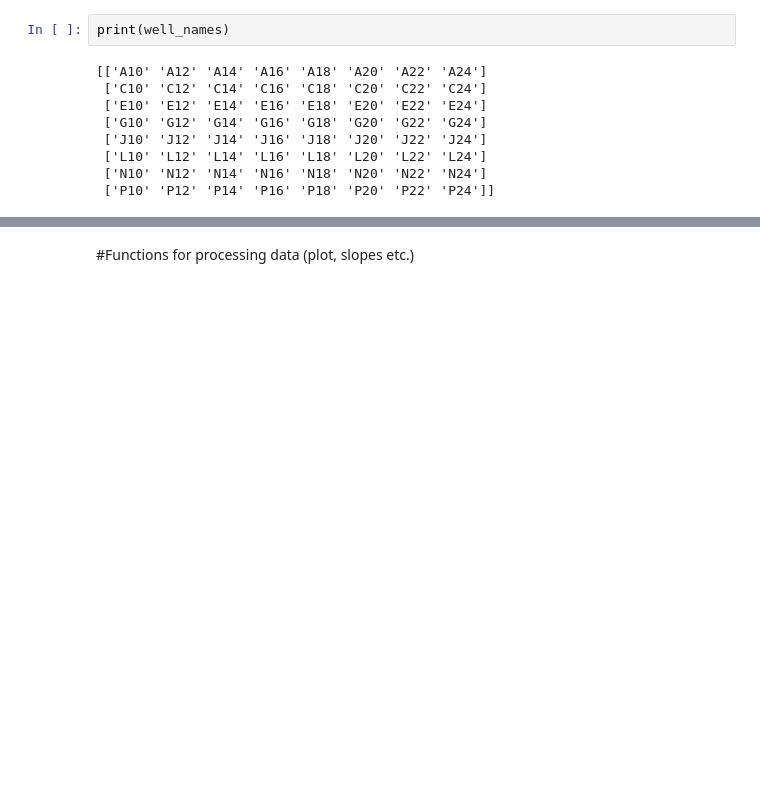
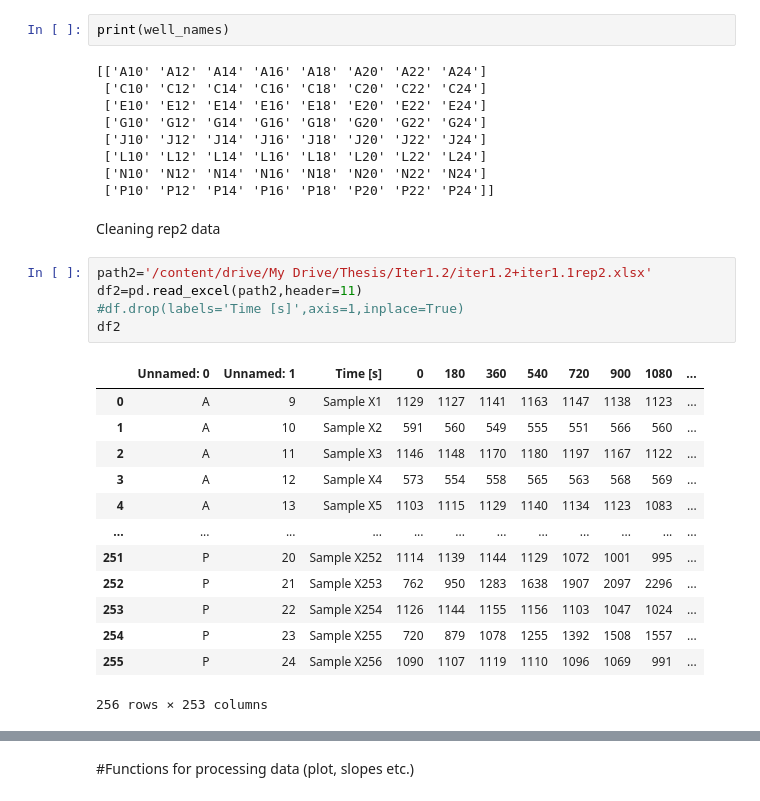
Before and after one commit to zmohaveri/IVT-ActiveLearning, a Jupyter notebook: IVT_iter1_1_analysis.ipynb, the cells around one changed output, grey strips where cells are left out. Cells and saved outputs as stored; diff of their text form; blank space fills up the shorter version.

```diff
--- a/IVT_iter1_1_analysis.ipynb
+++ b/IVT_iter1_1_analysis.ipynb
@@ -76,3 +75,24 @@ print(well_names)
  ['L10' 'L12' 'L14' 'L16' 'L18' 'L20' 'L22' 'L24']
  ['N10' 'N12' 'N14' 'N16' 'N18' 'N20' 'N22' 'N24']
  ['P10' 'P12' 'P14' 'P16' 'P18' 'P20' 'P22' 'P24']]
+# %% [markdown]
+Cleaning rep2 data
+# %%
+path2='/content/drive/My Drive/Thesis/Iter1.2/iter1.2+iter1.1rep2.xlsx'
+df2=pd.read_excel(path2,header=11)
+#df.drop(labels='Time [s]',axis=1,inplace=True)
+df2
+# %% [output]
+|  | Unnamed: 0 | Unnamed: 1 | Time [s] | 0 | 180 | 360 | 540 | 720 | 900 | 1080 | ... |
+| 0 | A | 9 | Sample X1 | 1129 | 1127 | 1141 | 1163 | 1147 | 1138 | 1123 | ... |
+| 1 | A | 10 | Sample X2 | 591 | 560 | 549 | 555 | 551 | 566 | 560 | ... |
+| 2 | A | 11 | Sample X3 | 1146 | 1148 | 1170 | 1180 | 1197 | 1167 | 1122 | ... |
+| 3 | A | 12 | Sample X4 | 573 | 554 | 558 | 565 | 563 | 568 | 569 | ... |
+| 4 | A | 13 | Sample X5 | 1103 | 1115 | 1129 | 1140 | 1134 | 1123 | 1083 | ... |
+| ... | ... | ... | ... | ... | ... | ... | ... | ... | ... | ... | ... |
+| 251 | P | 20 | Sample X252 | 1114 | 1139 | 1144 | 1129 | 1072 | 1001 | 995 | ... |
+| 252 | P | 21 | Sample X253 | 762 | 950 | 1283 | 1638 | 1907 | 2097 | 2296 | ... |
+| 253 | P | 22 | Sample X254 | 1126 | 1144 | 1155 | 1156 | 1103 | 1047 | 1024 | ... |
+| 254 | P | 23 | Sample X255 | 720 | 879 | 1078 | 1255 | 1392 | 1508 | 1557 | ... |
+| 255 | P | 24 | Sample X256 | 1090 | 1107 | 1119 | 1110 | 1096 | 1069 | 991 | ... |
+256 rows × 253 columns
```
Also changed, not shown: parts of 15 cells of this notebook.
